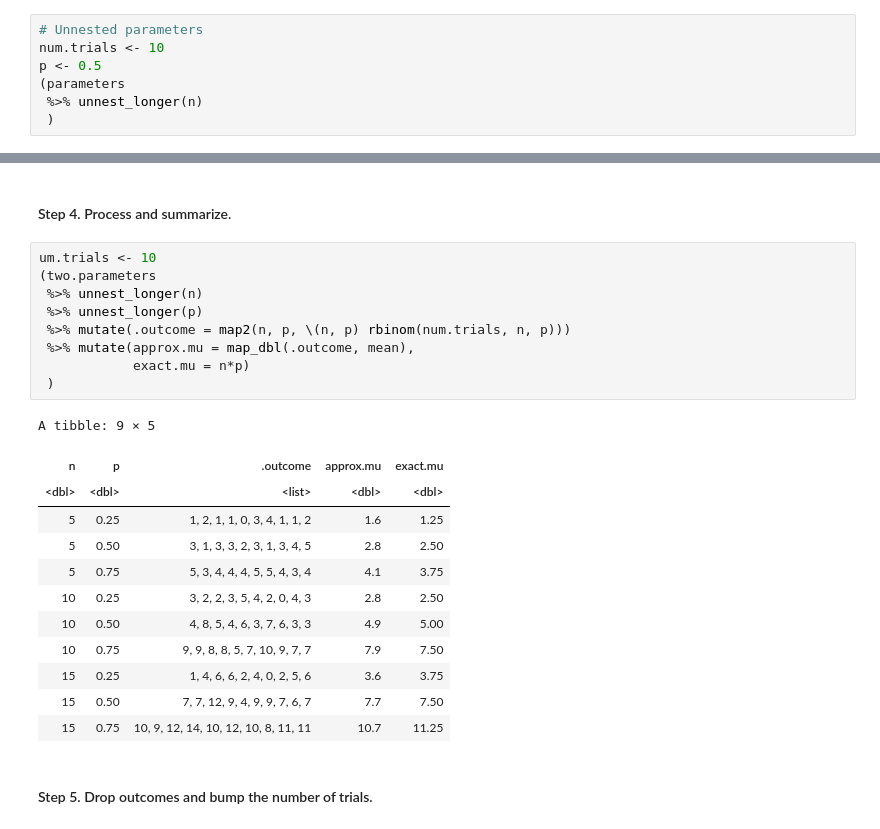
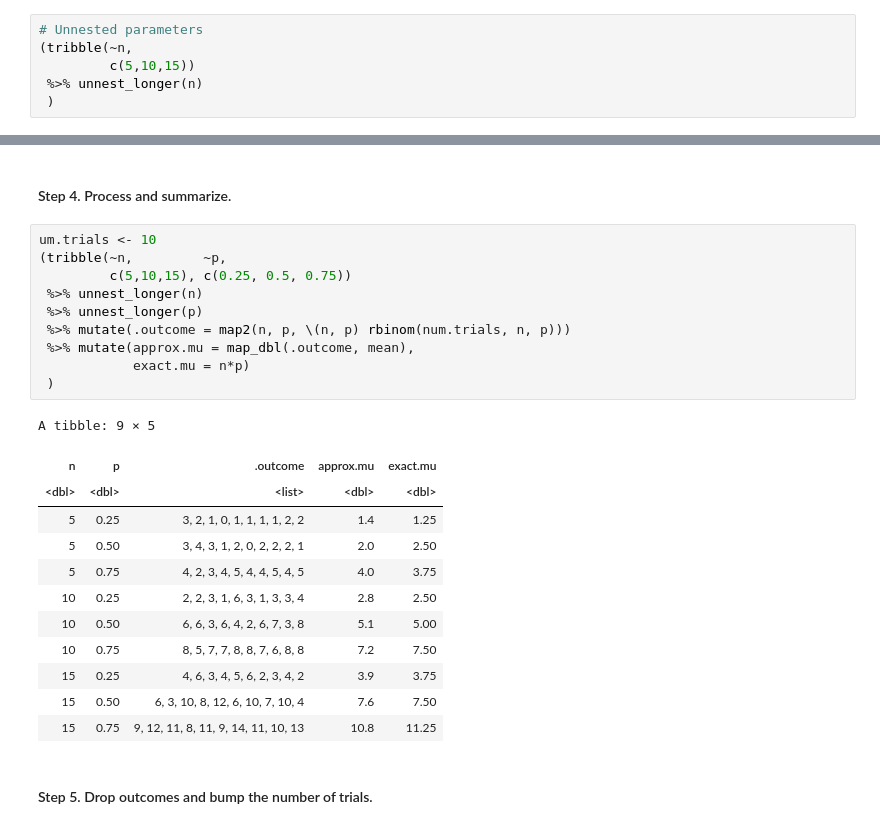
Before and after one commit to yardsale8/probability_simulations_in_R, a Jupyter notebook: 2_5_introduction_to_parametric_simulations.ipynb, the cells around one changed output, grey strips where cells are left out. Cells and saved outputs as stored; diff of their text form.

```diff
--- a/2_5_introduction_to_parametric_simulations.ipynb
+++ b/2_5_introduction_to_parametric_simulations.ipynb
@@ -72,9 +71,8 @@ A tibble: 1 × 1
 5. Drop the outcome column.
 # %%
 # Unnested parameters
-num.trials <- 10
-p <- 0.5
-(parameters
+(tribble(~n,
+         c(5,10,15))
  %>% unnest_longer(n)
  )
 # %% [output]
@@ -414,26 +438,27 @@ A tibble: 9 × 3
 #### Step 4. Process and summarize.
 # %%
 um.trials <- 10
-(two.parameters
+(tribble(~n,         ~p,
+         c(5,10,15), c(0.25, 0.5, 0.75))
  %>% unnest_longer(n)
  %>% unnest_longer(p)
  %>% mutate(.outcome = map2(n, p, \(n, p) rbinom(num.trials, n, p)))
  %>% mutate(approx.mu = map_dbl(.outcome, mean),
             exact.mu = n*p)
  )
 # %% [output]
 A tibble: 9 × 5
 | n | p | .outcome | approx.mu | exact.mu |
 | <dbl> | <dbl> | <list> | <dbl> | <dbl> |
-| 5 | 0.25 | 1, 2, 1, 1, 0, 3, 4, 1, 1, 2 | 1.6 | 1.25 |
-| 5 | 0.50 | 3, 1, 3, 3, 2, 3, 1, 3, 4, 5 | 2.8 | 2.50 |
-| 5 | 0.75 | 5, 3, 4, 4, 4, 5, 5, 4, 3, 4 | 4.1 | 3.75 |
-| 10 | 0.25 | 3, 2, 2, 3, 5, 4, 2, 0, 4, 3 | 2.8 | 2.50 |
-| 10 | 0.50 | 4, 8, 5, 4, 6, 3, 7, 6, 3, 3 | 4.9 | 5.00 |
-| 10 | 0.75 | 9, 9, 8, 8, 5, 7, 10, 9, 7, 7 | 7.9 | 7.50 |
-| 15 | 0.25 | 1, 4, 6, 6, 2, 4, 0, 2, 5, 6 | 3.6 | 3.75 |
-| 15 | 0.50 | 7, 7, 12, 9, 4, 9, 9, 7, 6, 7 | 7.7 | 7.50 |
-| 15 | 0.75 | 10, 9, 12, 14, 10, 12, 10, 8, 11, 11 | 10.7 | 11.25 |
+| 5 | 0.25 | 3, 2, 1, 0, 1, 1, 1, 1, 2, 2 | 1.4 | 1.25 |
+| 5 | 0.50 | 3, 4, 3, 1, 2, 0, 2, 2, 2, 1 | 2.0 | 2.50 |
+| 5 | 0.75 | 4, 2, 3, 4, 5, 4, 4, 5, 4, 5 | 4.0 | 3.75 |
+| 10 | 0.25 | 2, 2, 3, 1, 6, 3, 1, 3, 3, 4 | 2.8 | 2.50 |
+| 10 | 0.50 | 6, 6, 3, 6, 4, 2, 6, 7, 3, 8 | 5.1 | 5.00 |
+| 10 | 0.75 | 8, 5, 7, 7, 8, 8, 7, 6, 8, 8 | 7.2 | 7.50 |
+| 15 | 0.25 | 4, 6, 3, 4, 5, 6, 2, 3, 4, 2 | 3.9 | 3.75 |
+| 15 | 0.50 | 6, 3, 10, 8, 12, 6, 10, 7, 10, 4 | 7.6 | 7.50 |
+| 15 | 0.75 | 9, 12, 11, 8, 11, 9, 14, 11, 10, 13 | 10.8 | 11.25 |
 # %% [markdown]
 #### Step 5. Drop outcomes and bump the number of trials.
 # %%
```
Also changed, not shown: parts of 31 cells of this notebook.
